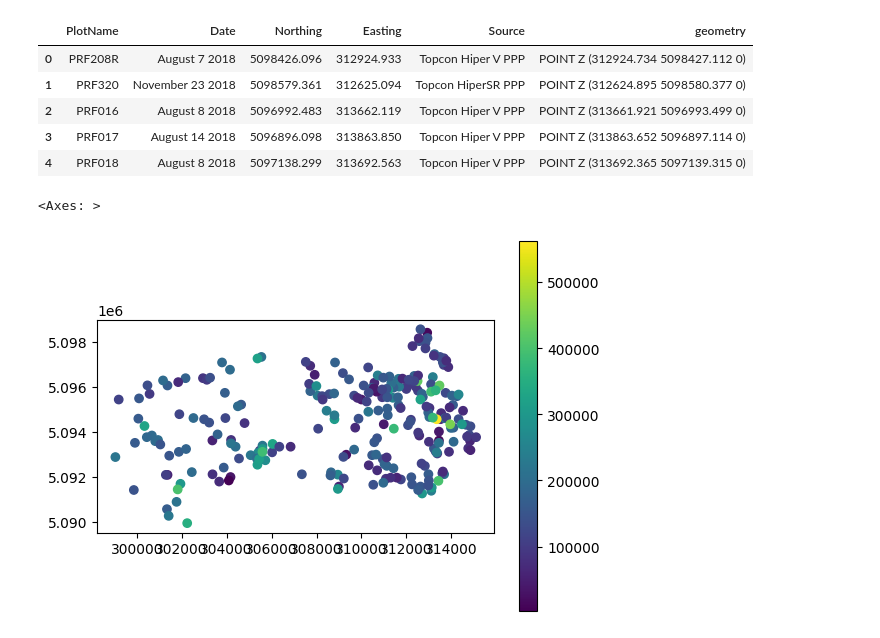
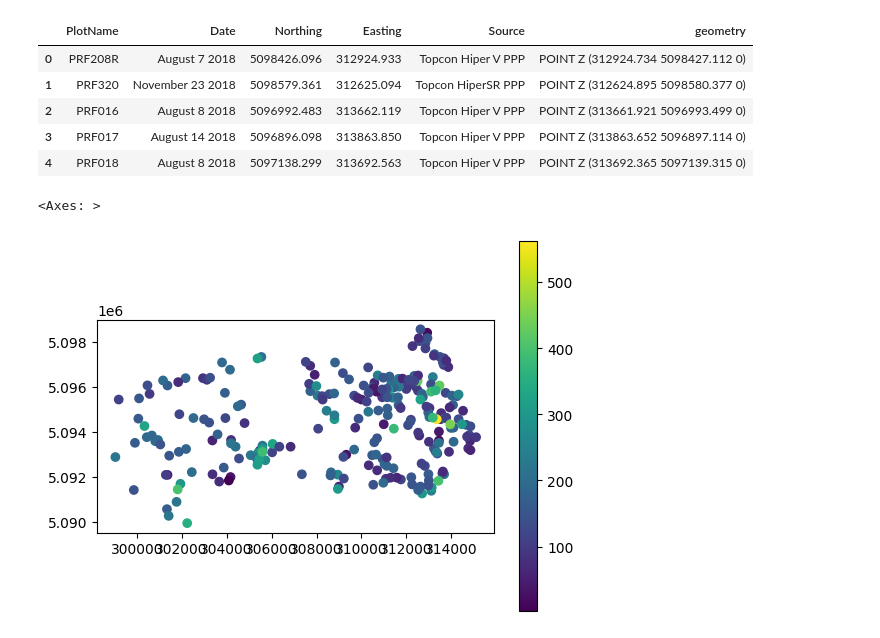
Before and after one commit to subornaa/Data-Analytics-Tutorials, a Jupyter notebook: Descriptive_Analytics_Tutorials.ipynb, the cells around one changed output. Cells and saved outputs as stored; diff of their text form; code cells hidden in the pictures.

Commit message:
Add tonnes per hectare conversion

```diff
--- a/Descriptive_Analytics_Tutorials.ipynb
+++ b/Descriptive_Analytics_Tutorials.ipynb
@@ -130,0 +104,12 @@ trees_agg_df
+# %%
+# Group trees by PlotName and sum biomass of all trees in plot (units are kilograms per hectare (Kg/ha)
+
+# We need to convert to a more common unit of tonnes per hectare (Mg/ha) -> divide by 1000
+
+trees_agg_df = (trees_df.
+                groupby('PlotName').
+                agg(biomass_kg_ha = ('biomass', 'sum')).
+                reset_index().
+                assign(biomass_Mg_ha = lambda x: x['biomass_kg_ha'] / 1000))
+
+trees_agg_df
@@ -146,9 +145,9 @@ plots_gdf.head()
 # %%
 # Join summarized trees df with plot locations
 biomass_gdf = plots_gdf.merge(trees_agg_df, on = 'PlotName')
 
 # View the total biomass at each location
-biomass_gdf.plot(column = 'total_biomass', legend = True)
+biomass_gdf.plot(column = 'biomass_Mg_ha', legend = True)
 # %% [output]
 <Axes: >
-[figure, old version]
+[figure, new version]
```
Also changed, not shown: parts of 5 cells of this notebook.
